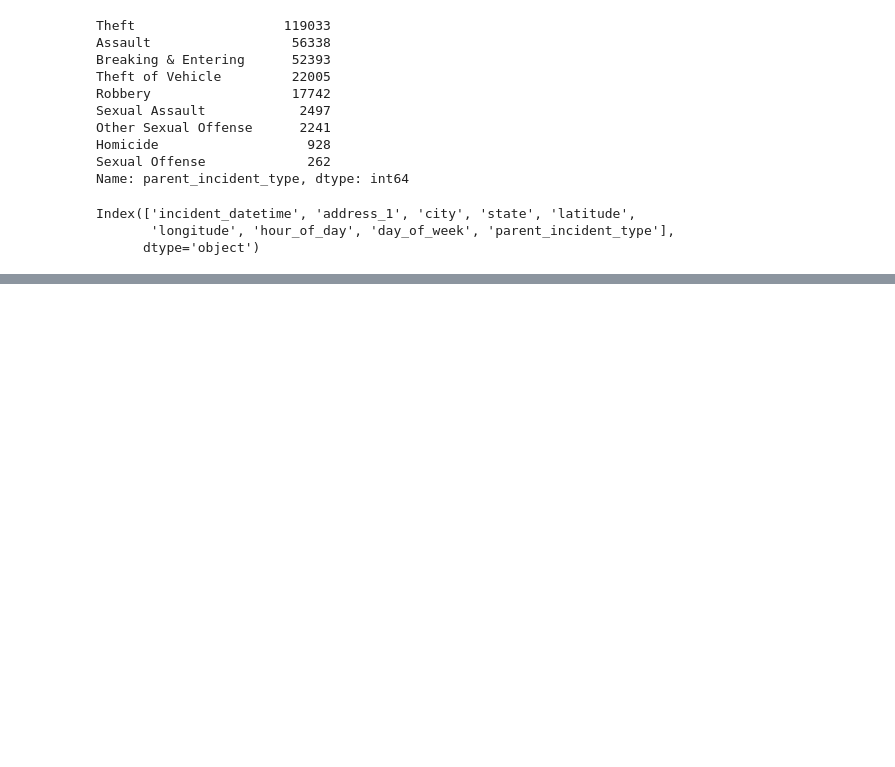
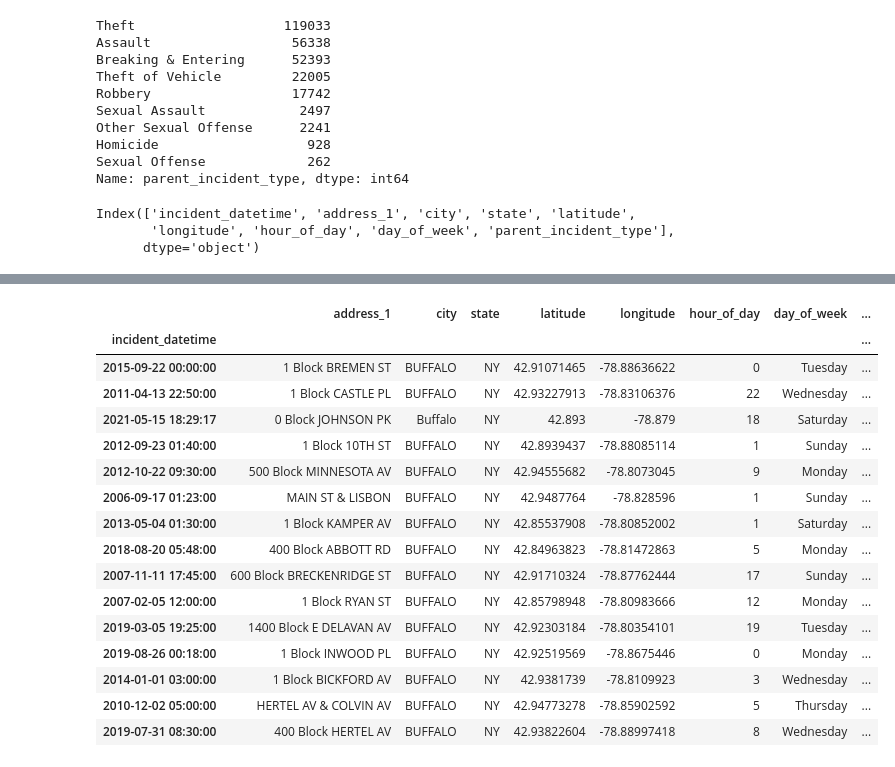
Before and after one commit to mamer-alomari/Buffalo_crime_location_time_day, a Jupyter notebook: data_wrangling_eda.ipynb, the cells around one changed output, grey strips where cells are left out. Cells and saved outputs as stored; diff of their text form; code cells hidden in the pictures; blank space fills up the shorter version.

```diff
--- a/data_wrangling_eda.ipynb
+++ b/data_wrangling_eda.ipynb
@@ -415,0 +433,22 @@ sns.scatterplot(x='latitude',y= 'longitude',data=dff)
+# %%
+dff=dff.set_index('incident_datetime')
+# %%
+dff.sample(15)
+# %% [output]
+|  | address_1 | city | state | latitude | longitude | hour_of_day | day_of_week | ... |
+| incident_datetime |  |  |  |  |  |  |  | ... |
+| 2015-09-22 00:00:00 | 1 Block BREMEN ST | BUFFALO | NY | 42.91071465 | -78.88636622 | 0 | Tuesday | ... |
+| 2011-04-13 22:50:00 | 1 Block CASTLE PL | BUFFALO | NY | 42.93227913 | -78.83106376 | 22 | Wednesday | ... |
+| 2021-05-15 18:29:17 | 0 Block JOHNSON PK | Buffalo | NY | 42.893 | -78.879 | 18 | Saturday | ... |
+| 2012-09-23 01:40:00 | 1 Block 10TH ST | BUFFALO | NY | 42.8939437 | -78.88085114 | 1 | Sunday | ... |
+| 2012-10-22 09:30:00 | 500 Block MINNESOTA AV | BUFFALO | NY | 42.94555682 | -78.8073045 | 9 | Monday | ... |
+| 2006-09-17 01:23:00 | MAIN ST & LISBON | BUFFALO | NY | 42.9487764 | -78.828596 | 1 | Sunday | ... |
+| 2013-05-04 01:30:00 | 1 Block KAMPER AV | BUFFALO | NY | 42.85537908 | -78.80852002 | 1 | Saturday | ... |
+| 2018-08-20 05:48:00 | 400 Block ABBOTT RD | BUFFALO | NY | 42.84963823 | -78.81472863 | 5 | Monday | ... |
+| 2007-11-11 17:45:00 | 600 Block BRECKENRIDGE ST | BUFFALO | NY | 42.91710324 | -78.87762444 | 17 | Sunday | ... |
+| 2007-02-05 12:00:00 | 1 Block RYAN ST | BUFFALO | NY | 42.85798948 | -78.80983666 | 12 | Monday | ... |
+| 2019-03-05 19:25:00 | 1400 Block E DELAVAN AV | BUFFALO | NY | 42.92303184 | -78.80354101 | 19 | Tuesday | ... |
+| 2019-08-26 00:18:00 | 1 Block INWOOD PL | BUFFALO | NY | 42.92519569 | -78.8675446 | 0 | Monday | ... |
+| 2014-01-01 03:00:00 | 1 Block BICKFORD AV | BUFFALO | NY | 42.9381739 | -78.8109923 | 3 | Wednesday | ... |
+| 2010-12-02 05:00:00 | HERTEL AV & COLVIN AV | BUFFALO | NY | 42.94773278 | -78.85902592 | 5 | Thursday | ... |
+| 2019-07-31 08:30:00 | 400 Block HERTEL AV | BUFFALO | NY | 42.93822604 | -78.88997418 | 8 | Wednesday | ... |
```
Also changed, not shown: parts of 16 cells of this notebook.
